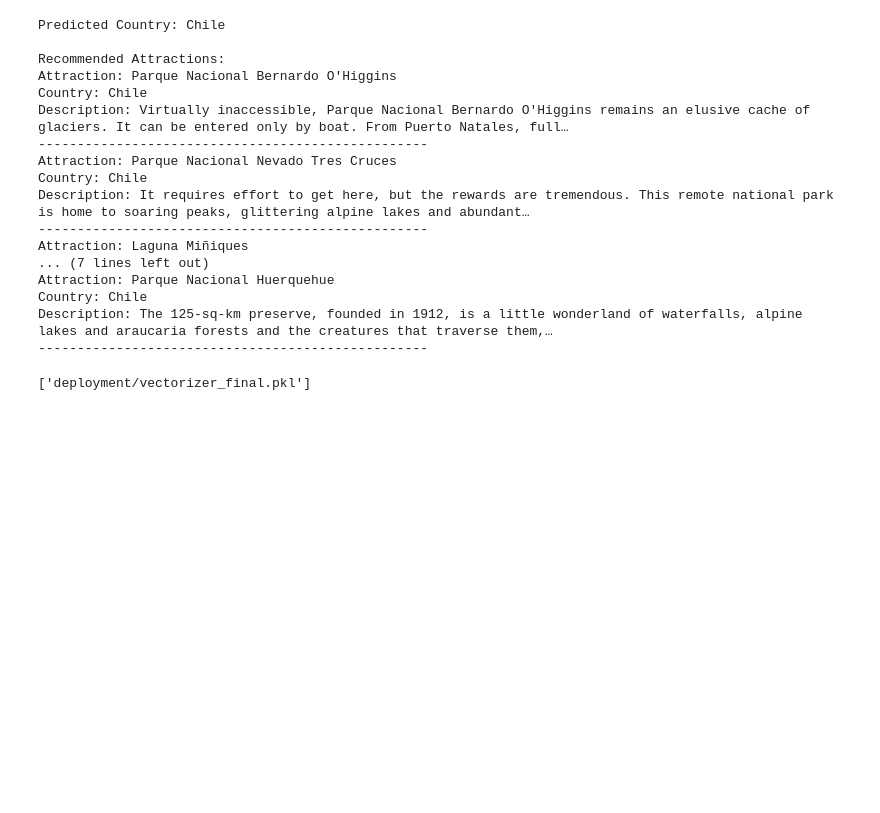
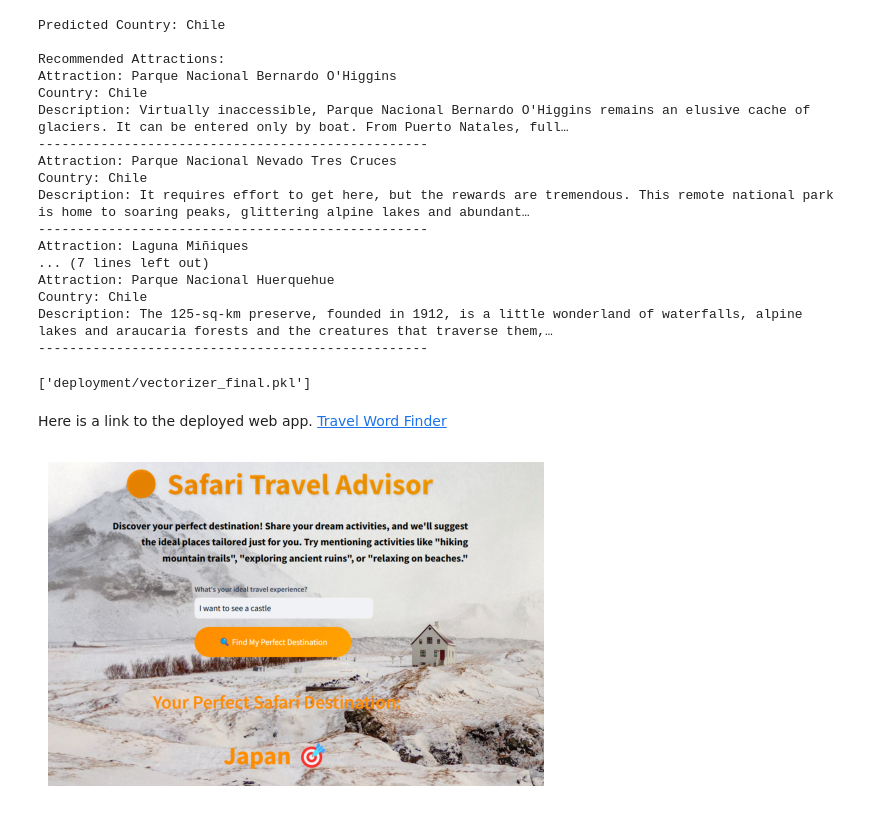
Before and after one commit to KImondorose/Safari-Travel-Advisor, a Jupyter notebook: main_notebook.ipynb, the cells around one changed output. Drawn from its saved outputs; the diff is of its cells as text; code cells hidden in the pictures; blank space fills up the shorter version.

```diff
--- a/main_notebook.ipynb
+++ b/main_notebook.ipynb
@@ -2387,3 +2387,16 @@ joblib.dump(vectorizer_final, 'deployment/vectorizer_final.pkl')
 # %%
 # Save preprocessed_df as a CSV file for use in the deployment folder
 preprocessed_df.to_csv('deployment/preprocessed_df.csv', index=False)
+# %% [markdown]
+Here is a link to the deployed web app. [Travel Word Finder](https://safari-travel-advisor.streamlit.app/)
+# %%
+import matplotlib.pyplot as plt
+import matplotlib.image as mpimg
+
+# Load and display the image
+img = mpimg.imread('/Users/rosew/Desktop/Moringa/phase_5/Travel-WordFinder/Images/Travel_Word_Finder.png')  # Replace with your image path
+plt.imshow(img)
+plt.axis('off')  # Turn off axis labels
+plt.show()
+# %% [output]
+[figure, added]
```
Also changed, not shown: 7 other files.
